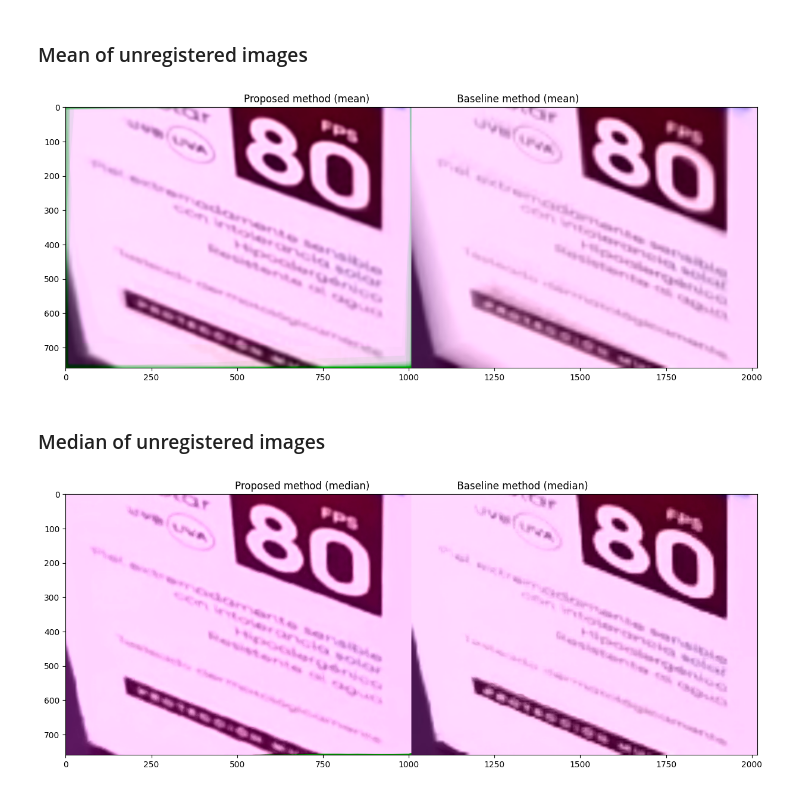
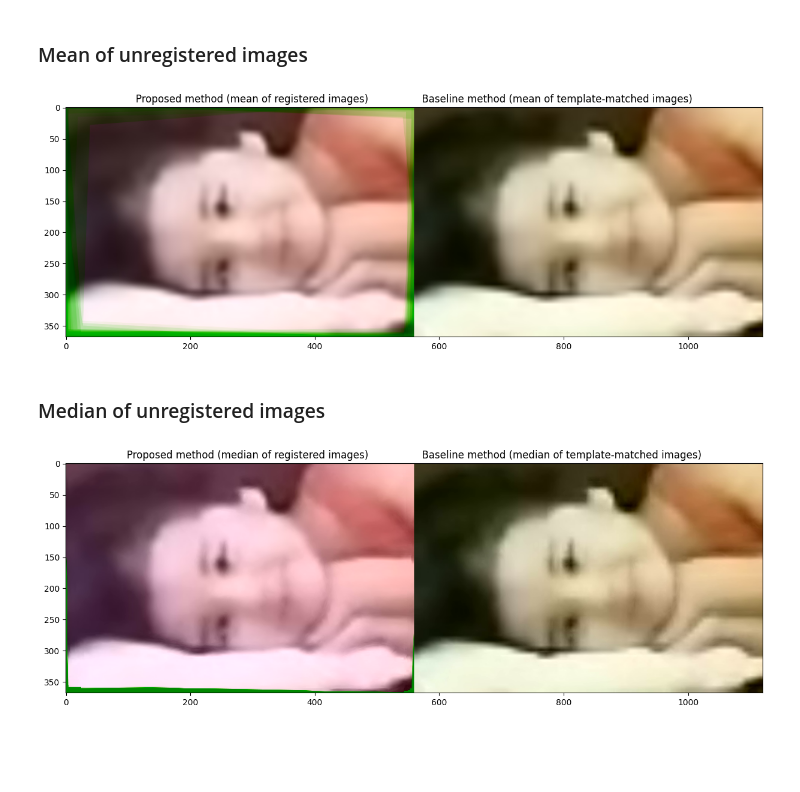
Before and after one commit to carloshernangarrido/rbie, a Jupyter notebook: rbie.ipynb, the cells around one changed output. Drawn from its saved outputs; the diff is of its cells as text; code cells hidden in the pictures; blank space fills up the shorter version.

```diff
--- a/rbie.ipynb
+++ b/rbie.ipynb
@@ -11,7 +11,8 @@ def crop(im, bbox):
     return im[bbox[1]:bbox[1]+bbox[3], bbox[0]:bbox[0]+bbox[2], :]
 # %%
 # video_file = r"C:\Fotos y videos\test distant cars\distant_car_1.mp4"
-video_file = r"C:\Fotos y videos\test SfM\video3.mp4"
+# video_file = r"C:\Fotos y videos\test SfM\video3.mp4"
+video_file = r"C:\Fotos y videos\test distant cars\fran.mp4"
 
 video = cv2.VideoCapture(video_file)
 
@@ -223,16 +240,16 @@ plt.show()
 # %%
 images_to_register_float = np.array(images_to_register_list, dtype='float')
 mean_image_baseline = np.mean(images_to_register_float, axis=0)
 mean_image_baseline -= np.min(mean_image_baseline)
 mean_image_baseline /= np.max(mean_image_baseline)
 mean_image_baseline *= 255
 mean_image_baseline = mean_image_baseline.astype('uint8')
 plt.figure(figsize=(15, 30))
-plt.imshow(cv2.cvtColor(np.hstack((mean_image, mean_image_baseline)), cv2.COLOR_YCrCb2BGR))
-plt.title('Proposed method (mean)                            Baseline method (mean)')
+plt.imshow(cv2.cvtColor(np.hstack((mean_image, mean_image_baseline)), cv2.COLOR_YCrCb2RGB))
+plt.title('Proposed method (mean of registered images)                 Baseline method (mean of template-matched images)')
 plt.show()
 # %% [output]
-[figure, old version]
+[figure, new version]
 # %% [markdown]
 ### Median of unregistered images
 # %%
@@ -243,10 +260,10 @@ median_image_baseline /= np.max(median_image_baseline)
 median_image_baseline *= 255
 median_image_baseline = median_image_baseline.astype('uint8')
 plt.figure(figsize=(15, 30))
-plt.imshow(cv2.cvtColor(np.hstack((median_image, median_image_baseline)), cv2.COLOR_YCrCb2BGR))
-plt.title('Proposed method (median)                            Baseline method (median)')
+plt.imshow(cv2.cvtColor(np.hstack((median_image, median_image_baseline)), cv2.COLOR_YCrCb2RGB))
+plt.title('Proposed method (median of registered images)                 Baseline method (median of template-matched images)')
 plt.show()
 # %% [output]
-[figure, old version]
+[figure, new version]
 # %%
 cv2.destroyAllWindows()
```
Also changed, not shown: parts of 2 cells of this notebook.
